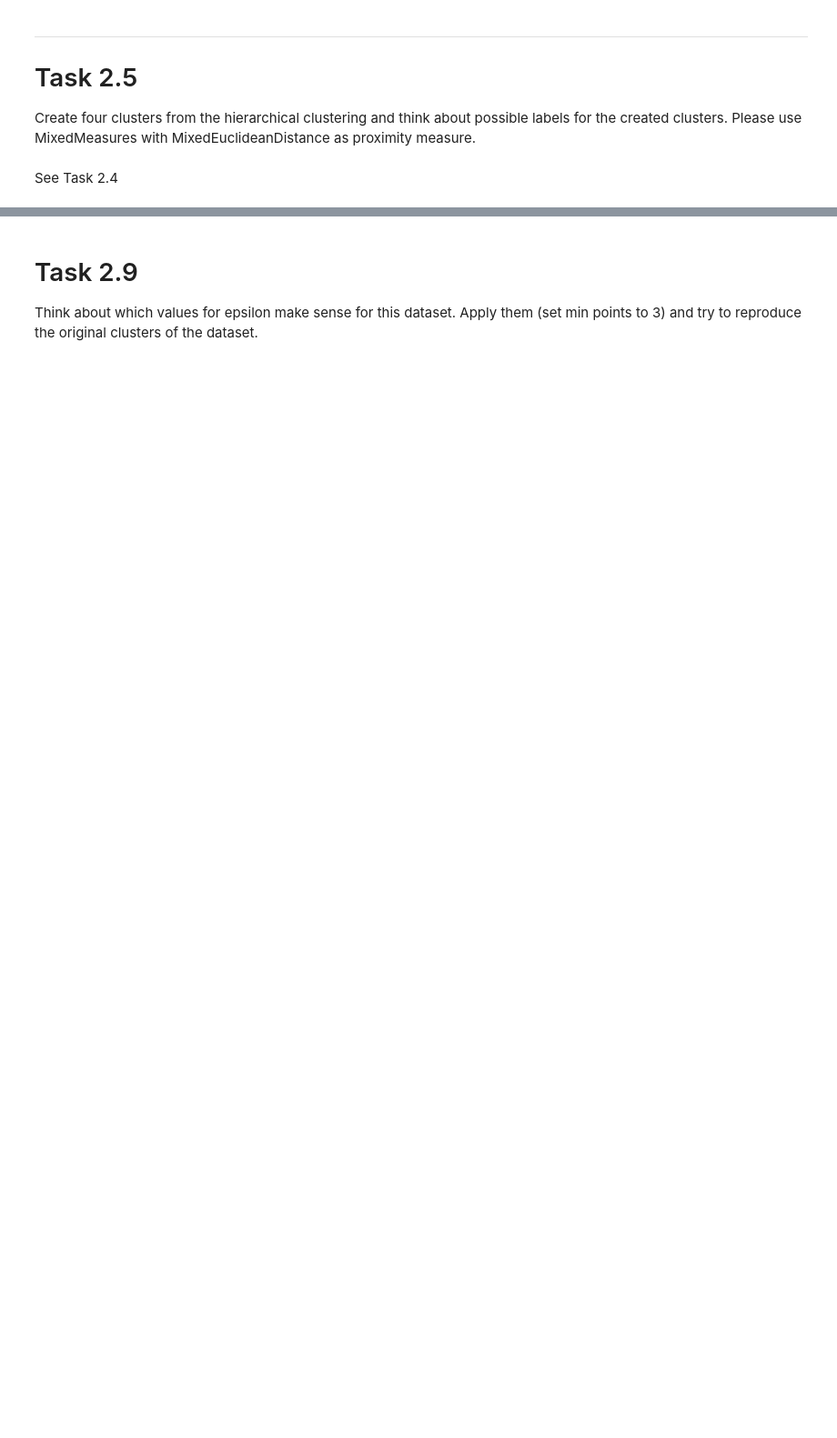
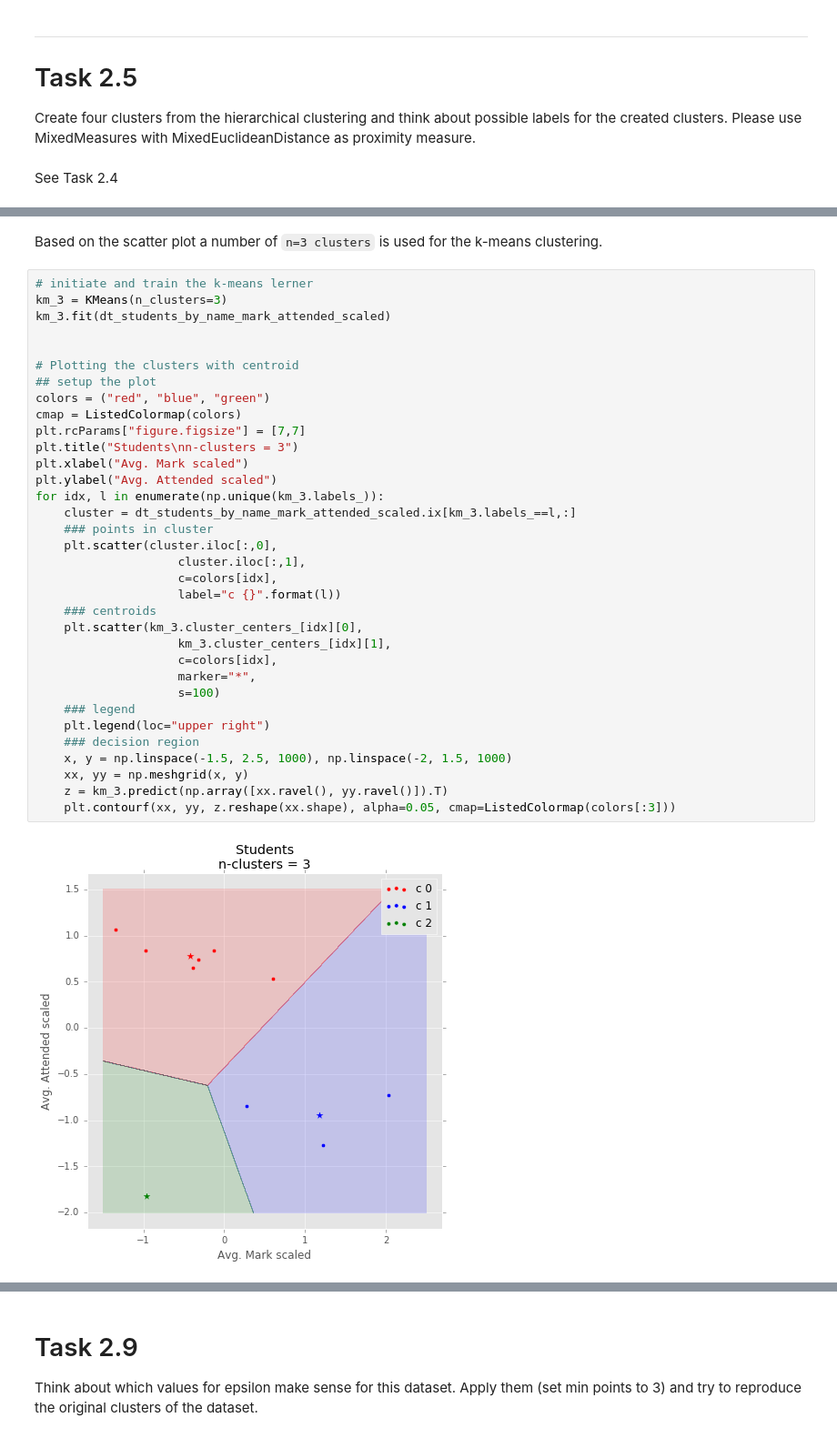
Before and after one commit to jgoerner/DataMining, a Jupyter notebook: notebooks/0.1-jg-readingguide-2.ipynb, the cells around one changed output, grey strips where cells are left out. Shown at 91% size. Cells and saved outputs as stored; diff of their text form; blank space fills up the shorter version.

```diff
--- a/notebooks/0.1-jg-readingguide-2.ipynb
+++ b/notebooks/0.1-jg-readingguide-2.ipynb
@@ -215,3 +242,41 @@ Make use of the k-Means clustering algorithm to group the students based on thei
+# %% [markdown]
+Based on the scatter plot a number of `n=3 clusters` is used for the k-means clustering.
+# %%
+# initiate and train the k-means lerner
+km_3 = KMeans(n_clusters=3)
+km_3.fit(dt_students_by_name_mark_attended_scaled)
+
+
+# Plotting the clusters with centroid
+## setup the plot
+colors = ("red", "blue", "green")
+cmap = ListedColormap(colors)
+plt.rcParams["figure.figsize"] = [7,7]
+plt.title("Students\nn-clusters = 3")
+plt.xlabel("Avg. Mark scaled")
+plt.ylabel("Avg. Attended scaled")
+for idx, l in enumerate(np.unique(km_3.labels_)):
+    cluster = dt_students_by_name_mark_attended_scaled.ix[km_3.labels_==l,:]
+    ### points in cluster
+    plt.scatter(cluster.iloc[:,0],
+                    cluster.iloc[:,1],
+                    c=colors[idx],
+                    label="c {}".format(l))
+    ### centroids
+    plt.scatter(km_3.cluster_centers_[idx][0],
+                    km_3.cluster_centers_[idx][1],
+                    c=colors[idx],
+                    marker="*",
+                    s=100)
+    ### legend
+    plt.legend(loc="upper right")
+    ### decision region
+    x, y = np.linspace(-1.5, 2.5, 1000), np.linspace(-2, 1.5, 1000)
+    xx, yy = np.meshgrid(x, y)
+    z = km_3.predict(np.array([xx.ravel(), yy.ravel()]).T)
+    plt.contourf(xx, yy, z.reshape(xx.shape), alpha=0.05, cmap=ListedColormap(colors[:3]))
+# %% [output]
+[figure, added]
 # %% [markdown]
 ---
 # Task 2.7
```
Also changed, not shown: parts of 16 cells of this notebook, 1 other file.
